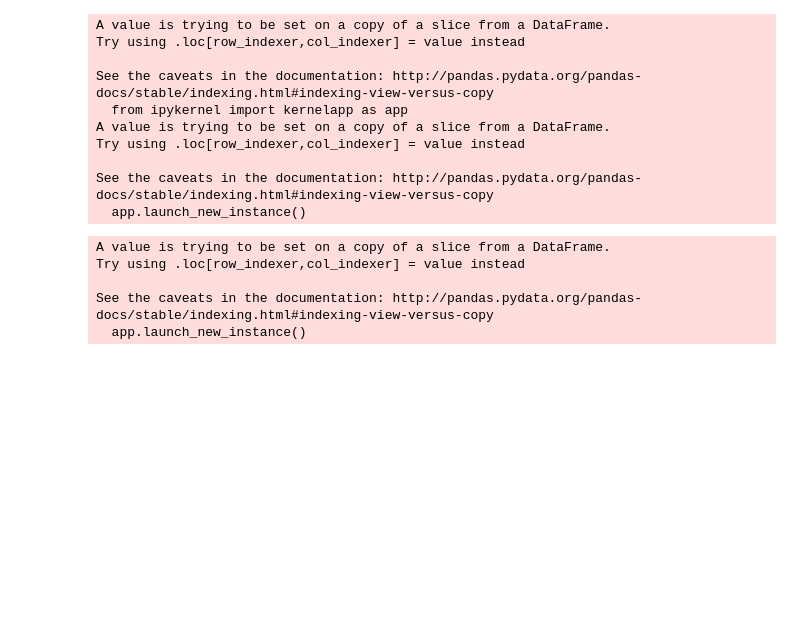
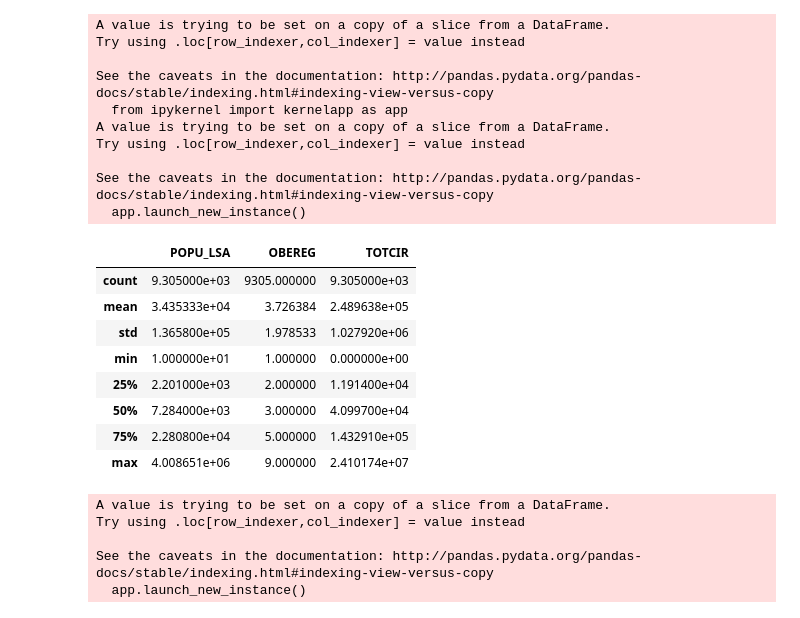
Before and after one commit to mlbraun417/my_hw_repo, a Jupyter notebook: ExploratoryAnalysisMollyBraun.ipynb, the cells around one changed output. Saved outputs shown, nothing was run; the diff lists cells and outputs as text; code cells hidden in the pictures; blank space fills up the shorter version.

```diff
--- a/ExploratoryAnalysisMollyBraun.ipynb
+++ b/ExploratoryAnalysisMollyBraun.ipynb
@@ -142,6 +142,18 @@ Try using .loc[row_indexer,col_indexer] = value instead
 
 See the caveats in the documentation: http://pandas.pydata.org/pandas-docs/stable/indexing.html#indexing-view-versus-copy
   app.launch_new_instance()
+# %%
+to_use_df.describe()
+# %% [output]
+|  | POPU_LSA | OBEREG | TOTCIR |
+| count | 9.305000e+03 | 9305.000000 | 9.305000e+03 |
+| mean | 3.435333e+04 | 3.726384 | 2.489638e+05 |
+| std | 1.365800e+05 | 1.978533 | 1.027920e+06 |
+| min | 1.000000e+01 | 1.000000 | 0.000000e+00 |
+| 25% | 2.201000e+03 | 2.000000 | 1.191400e+04 |
+| 50% | 7.284000e+03 | 3.000000 | 4.099700e+04 |
+| 75% | 2.280800e+04 | 5.000000 | 1.432910e+05 |
+| max | 4.008651e+06 | 9.000000 | 2.410174e+07 |
 # %%
 #to_use = ['C_LEGBAS', 'GEOCODE', 'POPU_LSA', 'OBEREG', 'LOCALE', 'TOTCIR']
 temp_mode = to_use_df['LOCALE'].mode()
```
Also changed, not shown: parts of 2 cells of this notebook.
